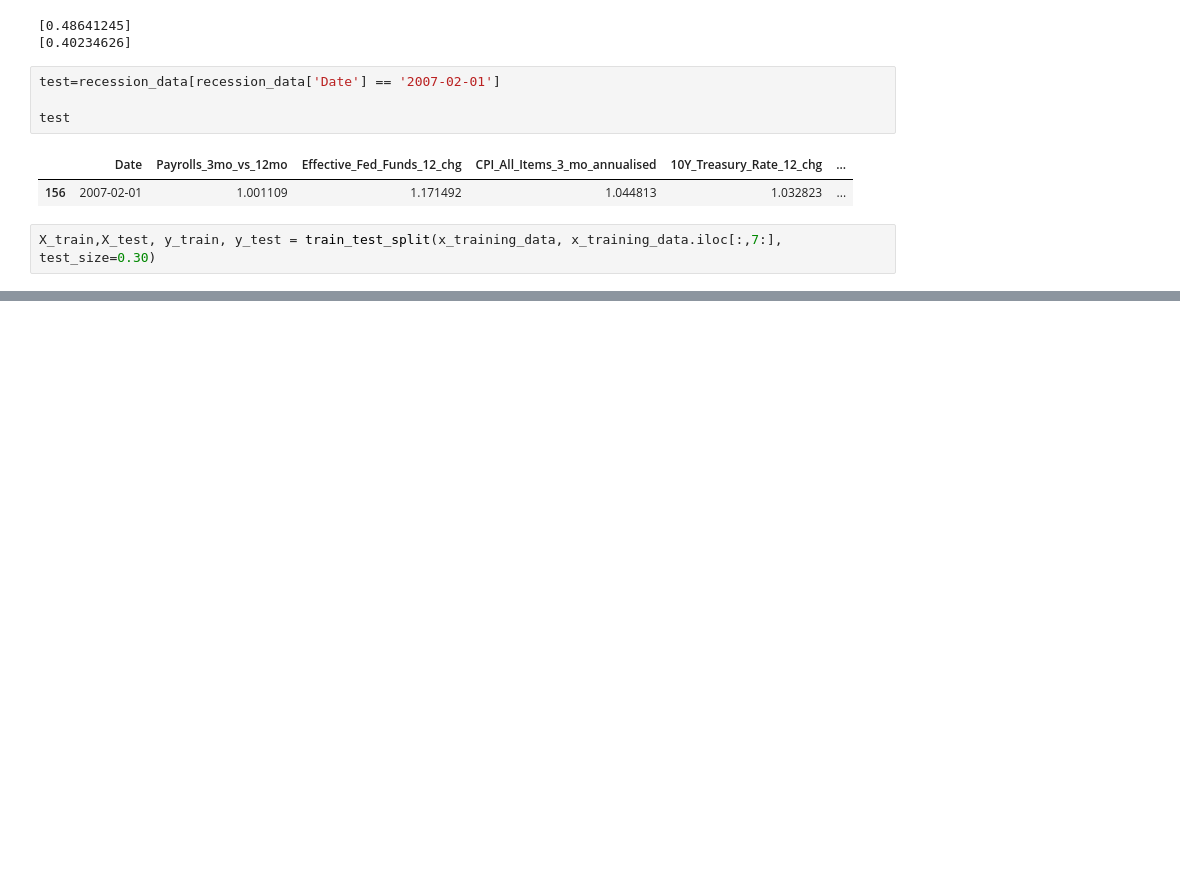
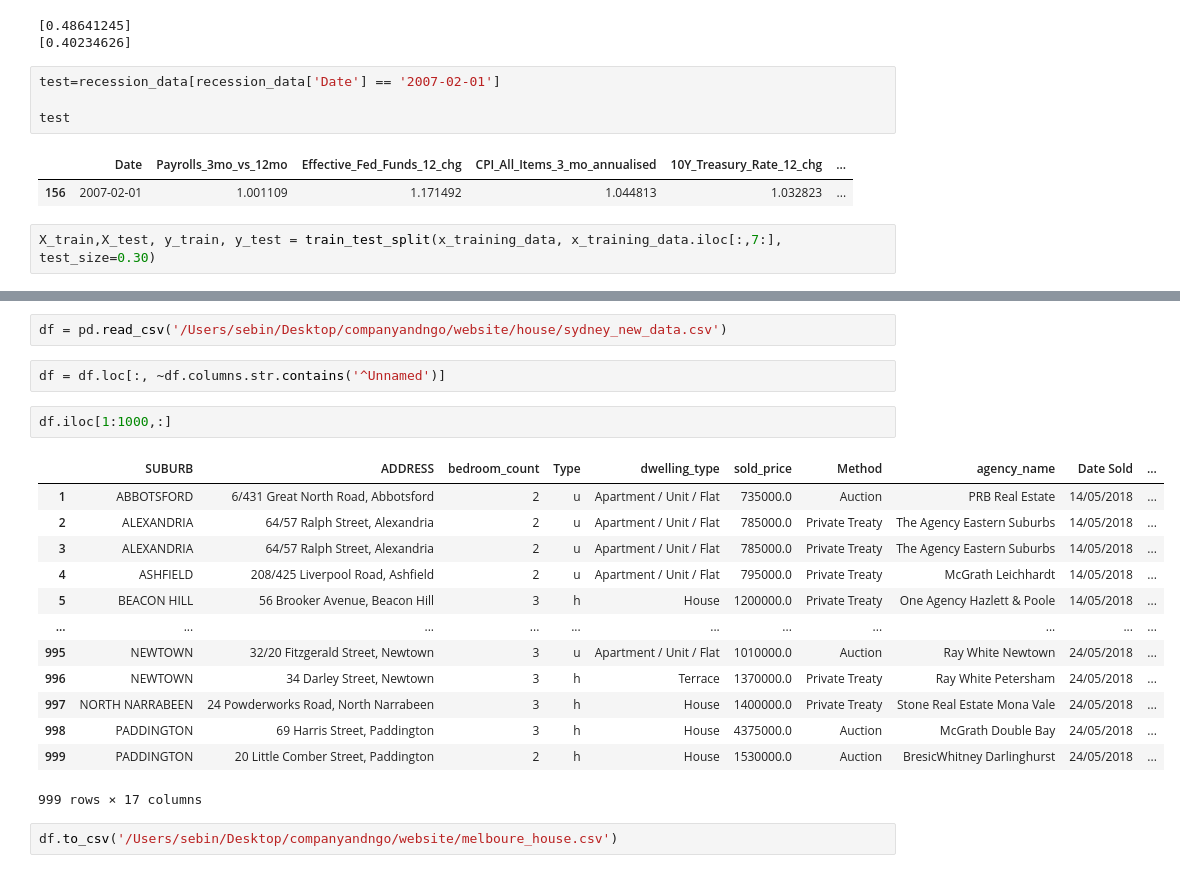
Before and after one commit to sebinsunny/US-Recession-Predictor, a Jupyter notebook: src/Models/svm.ipynb, the cells around one changed output, grey strips where cells are left out. Saved outputs shown, nothing was run; the diff lists cells and outputs as text; blank space fills up the shorter version.

```diff
--- a/src/Models/svm.ipynb
+++ b/src/Models/svm.ipynb
@@ -317,0 +272,22 @@ weighted avg       0.99      0.99      0.99       899
+# %%
+df = pd.read_csv('/Users/sebin/Desktop/companyandngo/website/house/sydney_new_data.csv')
+# %%
+df = df.loc[:, ~df.columns.str.contains('^Unnamed')]
+# %%
+df.iloc[1:1000,:]
+# %% [output]
+|  | SUBURB | ADDRESS | bedroom_count | Type | dwelling_type | sold_price | Method | agency_name | Date Sold | ... |
+| 1 | ABBOTSFORD | 6/431 Great North Road, Abbotsford | 2 | u | Apartment / Unit / Flat | 735000.0 | Auction | PRB Real Estate | 14/05/2018 | ... |
+| 2 | ALEXANDRIA | 64/57 Ralph Street, Alexandria | 2 | u | Apartment / Unit / Flat | 785000.0 | Private Treaty | The Agency Eastern Suburbs | 14/05/2018 | ... |
+| 3 | ALEXANDRIA | 64/57 Ralph Street, Alexandria | 2 | u | Apartment / Unit / Flat | 785000.0 | Private Treaty | The Agency Eastern Suburbs | 14/05/2018 | ... |
+| 4 | ASHFIELD | 208/425 Liverpool Road, Ashfield | 2 | u | Apartment / Unit / Flat | 795000.0 | Private Treaty | McGrath Leichhardt | 14/05/2018 | ... |
+| 5 | BEACON HILL | 56 Brooker Avenue, Beacon Hill | 3 | h | House | 1200000.0 | Private Treaty | One Agency Hazlett & Poole | 14/05/2018 | ... |
+| ... | ... | ... | ... | ... | ... | ... | ... | ... | ... | ... |
+| 995 | NEWTOWN | 32/20 Fitzgerald Street, Newtown | 3 | u | Apartment / Unit / Flat | 1010000.0 | Auction | Ray White Newtown | 24/05/2018 | ... |
+| 996 | NEWTOWN | 34 Darley Street, Newtown | 3 | h | Terrace | 1370000.0 | Private Treaty | Ray White Petersham | 24/05/2018 | ... |
+| 997 | NORTH NARRABEEN | 24 Powderworks Road, North Narrabeen | 3 | h | House | 1400000.0 | Private Treaty | Stone Real Estate Mona Vale | 24/05/2018 | ... |
+| 998 | PADDINGTON | 69 Harris Street, Paddington | 3 | h | House | 4375000.0 | Auction | McGrath Double Bay | 24/05/2018 | ... |
+| 999 | PADDINGTON | 20 Little Comber Street, Paddington | 2 | h | House | 1530000.0 | Auction | BresicWhitney Darlinghurst | 24/05/2018 | ... |
+999 rows × 17 columns
+# %%
+df.to_csv('/Users/sebin/Desktop/companyandngo/website/melboure_house.csv')
```
Also changed, not shown: parts of 15 cells of this notebook, 42 other files.
